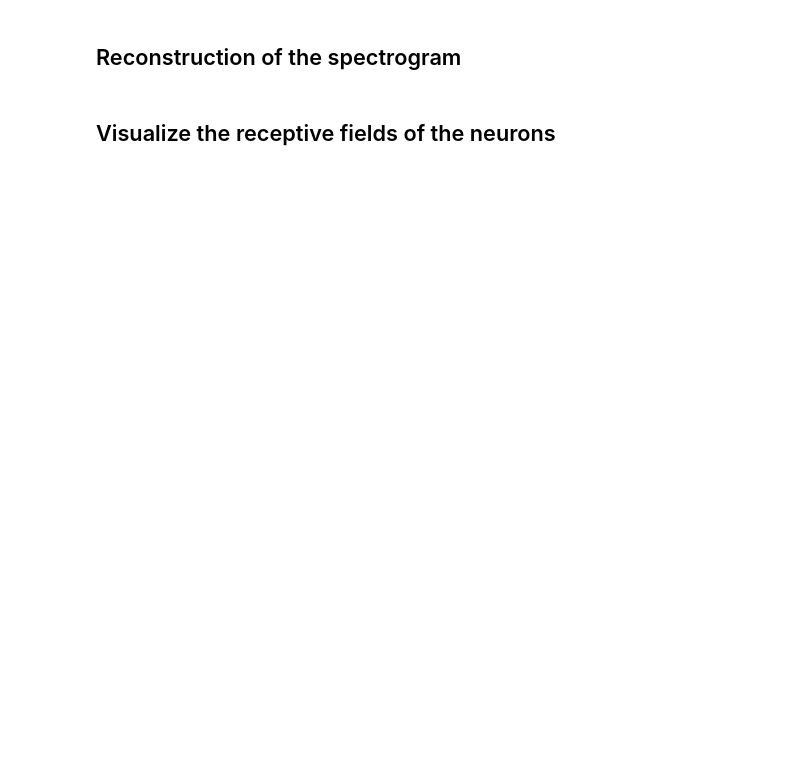
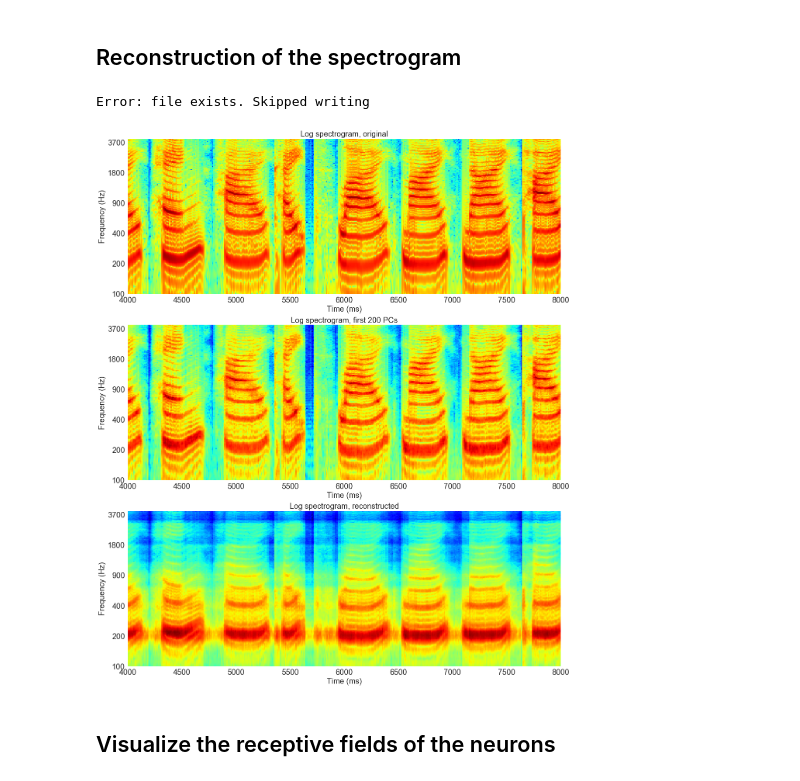
Before and after one commit to nhat-le/Sparse-Coding-Spectrogram, a Jupyter notebook: sparse_code_spectrogram.ipynb, the cells around one changed output. Drawn from its saved outputs; the diff is of its cells as text; code cells hidden in the pictures; blank space fills up the shorter version.

Commit message:
Implemented reconstruction from first 200 PCs

```diff
--- a/sparse_code_spectrogram.ipynb
+++ b/sparse_code_spectrogram.ipynb
@@ -473,0 +497,2 @@ KeyboardInterrupt:
+# %%
+s,cost_s = find_s_batch(0.1, A, Y, lamb, niter=40, verbose=True)
@@ -491,7 +549,7 @@ else:
 # %% [markdown]
 ## Reconstruction of the spectrogram
 # %%
-def reconstruct(A, S, pca, shape):
+def reconstruct_from_A_s(A, S, pca, shape, segment_width, segment_len, Y=None):
     '''Reconstruct the spectrogram, given a dictionary A of receptive fields,
     and s: the activity of neurons'''
     Y = np.dot(A, S)
@@ -503,49 +561,75 @@ def reconstruct(A, S, pca, shape):
         start = ncol * segment_step
         recons[:,start:(start + segment_len)] += segment
     return recons
+# %%
+def reconstruct_from_pca(Y, pca, shape, segment_width, segment_len):
+    '''Reconstruct the spectrogram, given its pca projection'''
+    recons = np.zeros(shape)
+    Y_inverted = pca.inverse_transform(Y.T).T
+    for ncol in range(Y.shape[1]):
+        segment = np.reshape(Y_inverted[:,ncol], (segment_width, segment_len))
+        start = ncol * segment_step
+        recons[:,start:(start + segment_len)] += segment
+    return recons
 # %%
-recons = reconstruct(best_A, best_s, pca, spectrogram.shape)
+recons = reconstruct_from_A_s(best_A, best_s, pca, spectrogram.shape, segment_width, segment_len)
+recons_pca = reconstruct_from_pca(Y, pca, spectrogram.shape, segment_width, segment_len)
 
 # Time and frequency ranges for plotting
 fmin = 0
 fmax = 10000 #Hz
-tmin = 0
-tmax = 4800 #ms
+tmin = 4000
+tmax = 8000 #ms
 f_start = len(f[f<fmin])
 f_end = len(f[f<fmax])
 t_start = len(t[t<tmin/1000])
 t_end = len(t[t<tmax/1000])
 
 logspec_n = (logspec - np.mean(logspec)) / np.std(logspec)
 recons_n = (recons - np.mean(recons)) / np.std(recons)
 
 # For plotting
-fig, ax = plt.subplots(2, 1, figsize=(20,15))
-ax[0].imshow(np.flipud(logspec_n[:,t_start:t_end]), cmap='jet', aspect='auto',
+fig, ax = plt.subplots(3, 1, figsize=(20,25))
+ax[0].imshow(np.flipud(spectrogram[:,t_start:t_end]), cmap='jet', aspect='auto',
            extent=[tmin, tmax, 0, len(freqs)])
 ax[0].grid(False)
 ax[0].set_title('Log spectrogram, original', fontsize=20)
 ax[0].set_xlabel('Time (ms)', fontsize=20)
 ax[0].set_ylabel('Frequency (Hz)', fontsize=20);
 ax[0].yaxis.set_major_formatter(plt.FuncFormatter(format_func_spec))
 ax[0].tick_params(axis='both', which='major', labelsize=20)
 
-# Plot the original vs the reconstructed songs
-ax[1].imshow(np.flipud(recons_n[:,t_start:t_end]), cmap='jet', aspect='auto',
-           extent=[tmin, tmax, fmin, fmax])
+
+
+ax[1].imshow(np.flipud(recons_pca[:,t_start:t_end]), cmap='jet', aspect='auto',
+           extent=[tmin, tmax, 0, len(freqs)])
 ax[1].grid(False)
-ax[1].set_title('Log spectrogram, reconstructed', fontsize=20)
+ax[1].set_title('Log spectrogram, first 200 PCs', fontsize=20)
 ax[1].set_xlabel('Time (ms)', fontsize=20)
 ax[1].set_ylabel('Frequency (Hz)', fontsize=20);
+ax[1].yaxis.set_major_formatter(plt.FuncFormatter(format_func_spec))
 ax[1].tick_params(axis='both', which='major', labelsize=20)
+
+# Plot the original vs the reconstructed songs
+ax[2].imshow(np.flipud(recons_n[:,t_start:t_end]), cmap='jet', aspect='auto',
+           extent=[tmin, tmax, 0, len(freqs)])
+ax[2].grid(False)
+ax[2].set_title('Log spectrogram, reconstructed', fontsize=20)
+ax[2].set_xlabel('Time (ms)', fontsize=20)
+ax[2].set_ylabel('Frequency (Hz)', fontsize=20);
+ax[2].yaxis.set_major_formatter(plt.FuncFormatter(format_func_spec))
+ax[2].tick_params(axis='both', which='major', labelsize=20)
 
 
 
-filename = 'recons_comparison_human_171004.pdf'
+filename = 'recons_comparison_human_171005.pdf'
 if not os.path.isfile(filename):
     plt.savefig(filename)
 else:
-    raise IOError('File exists!')
+    print('Error: file exists. Skipped writing')
+# %% [output]
+Error: file exists. Skipped writing
+[figure, added]
 # %% [markdown]
 ## Visualize the receptive fields of the neurons
 # %%
```
Also changed, not shown: parts of 11 cells of this notebook.
